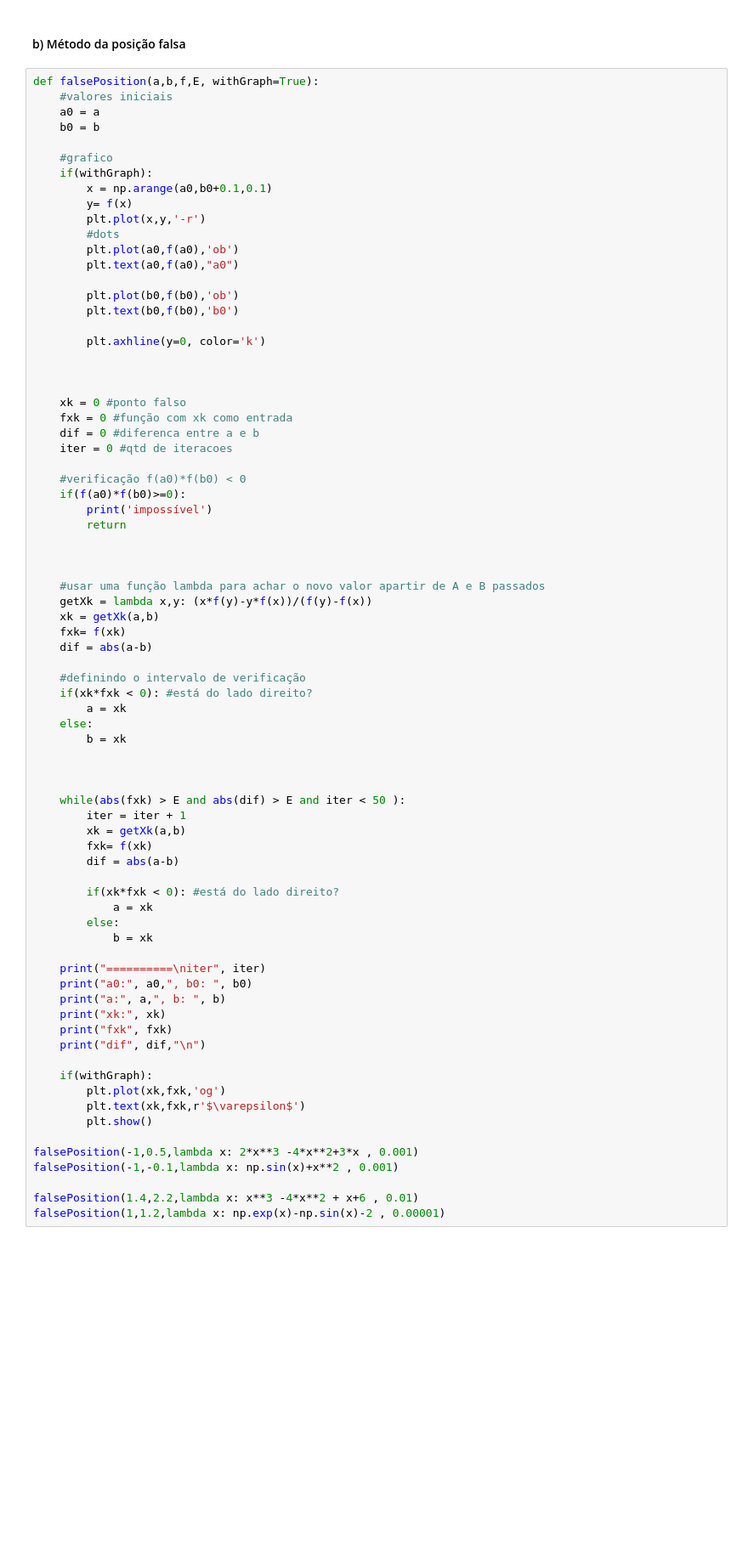
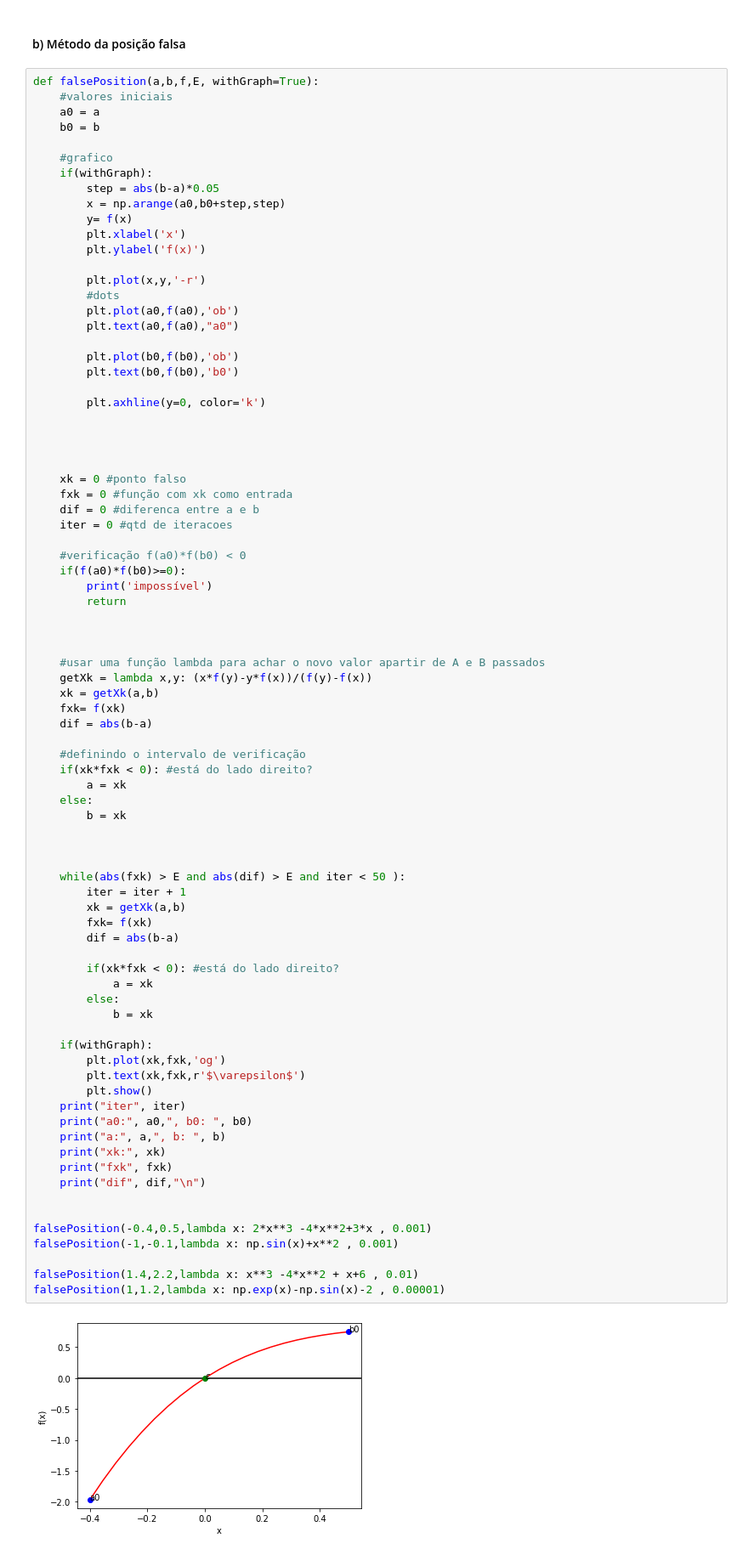
Before and after one commit to HenrickyL/computational-mathematics, a Jupyter notebook: Cap 2/Trabalho01/trabalho.ipynb, the cells around one changed output. Shown at 85% size. Drawn from its saved outputs; the diff is of its cells as text; blank space fills up the shorter version.

```diff
--- a/Cap 2/Trabalho01/trabalho.ipynb
+++ b/Cap 2/Trabalho01/trabalho.ipynb
@@ -295,8 +285,12 @@ def falsePosition(a,b,f,E, withGraph=True):
 
     #grafico
     if(withGraph):
-        x = np.arange(a0,b0+0.1,0.1)
+        step = abs(b-a)*0.05
+        x = np.arange(a0,b0+step,step)
         y= f(x)
+        plt.xlabel('x')
+        plt.ylabel('f(x)')
+
         plt.plot(x,y,'-r')
         #dots
         plt.plot(a0,f(a0),'ob')
@@ -306,6 +300,7 @@ def falsePosition(a,b,f,E, withGraph=True):
         plt.text(b0,f(b0),'b0')
 
         plt.axhline(y=0, color='k')
+
 
 
 
@@ -325,42 +320,43 @@ def falsePosition(a,b,f,E, withGraph=True):
     getXk = lambda x,y: (x*f(y)-y*f(x))/(f(y)-f(x))
     xk = getXk(a,b)
     fxk= f(xk)
-    dif = abs(a-b)
+    dif = abs(b-a)
 
     #definindo o intervalo de verificação
     if(xk*fxk < 0): #está do lado direito?
         a = xk
     else:
         b = xk
 
 
 
     while(abs(fxk) > E and abs(dif) > E and iter < 50 ):
         iter = iter + 1
         xk = getXk(a,b)
         fxk= f(xk)
-        dif = abs(a-b)
+        dif = abs(b-a)
 
         if(xk*fxk < 0): #está do lado direito?
             a = xk
         else:
             b = xk
 
-    print("==========\niter", iter)
+    if(withGraph):
+        plt.plot(xk,fxk,'og')
+        plt.text(xk,fxk,r'$\varepsilon$')
+        plt.show()
+    print("iter", iter)
     print("a0:", a0,", b0: ", b0)
     print("a:", a,", b: ", b)
     print("xk:", xk)
     print("fxk", fxk)
     print("dif", dif,"\n")
 
-    if(withGraph):
-        plt.plot(xk,fxk,'og')
-        plt.text(xk,fxk,r'$\varepsilon$')
-        plt.show()
 
-falsePosition(-1,0.5,lambda x: 2*x**3 -4*x**2+3*x , 0.001)
+falsePosition(-0.4,0.5,lambda x: 2*x**3 -4*x**2+3*x , 0.001)
 falsePosition(-1,-0.1,lambda x: np.sin(x)+x**2 , 0.001)
 
 falsePosition(1.4,2.2,lambda x: x**3 -4*x**2 + x+6 , 0.01)
 falsePosition(1,1.2,lambda x: np.exp(x)-np.sin(x)-2 , 0.00001)
 # %% [output]
+[figure, new version]
```
Also changed, not shown: parts of 6 cells of this notebook, 2 other files.
